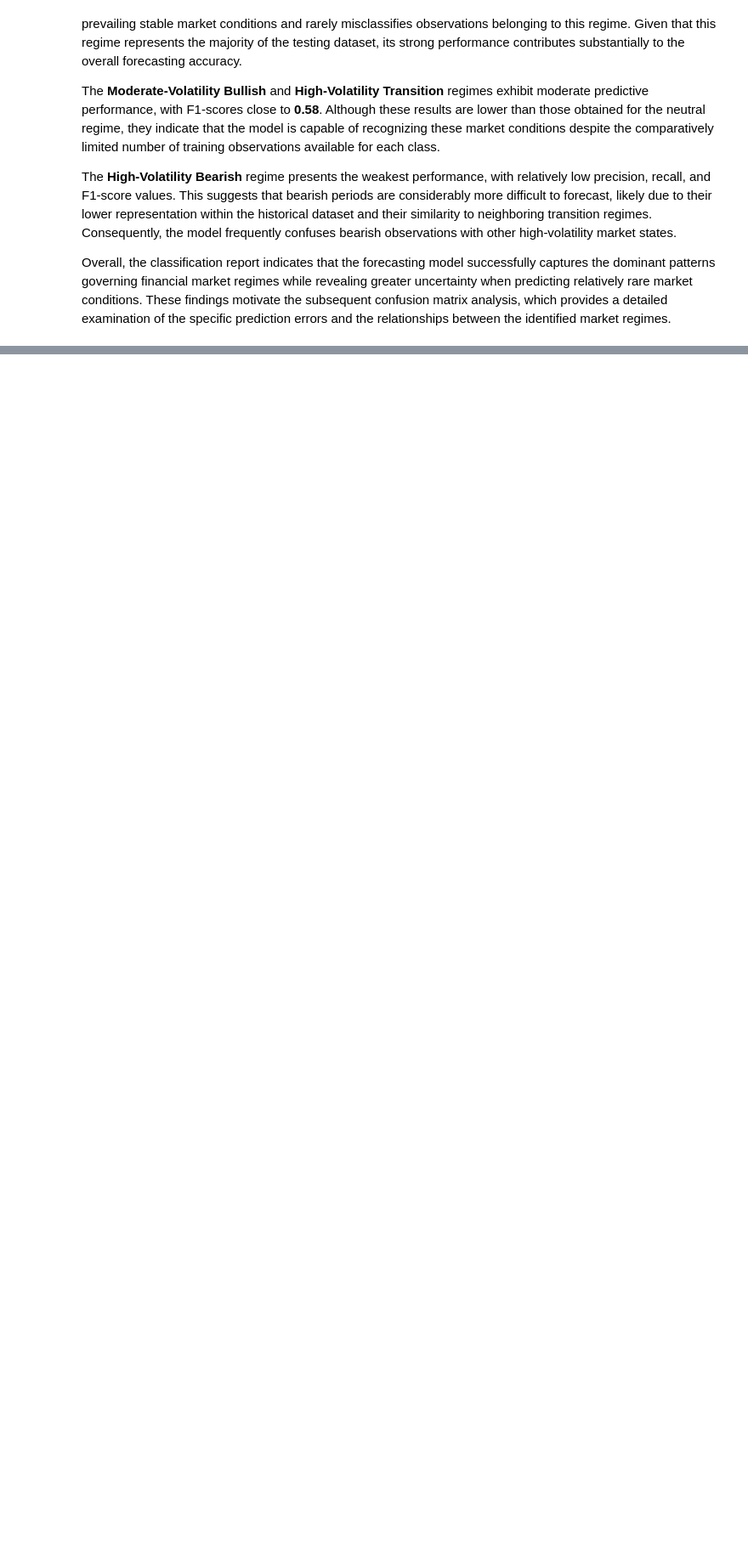
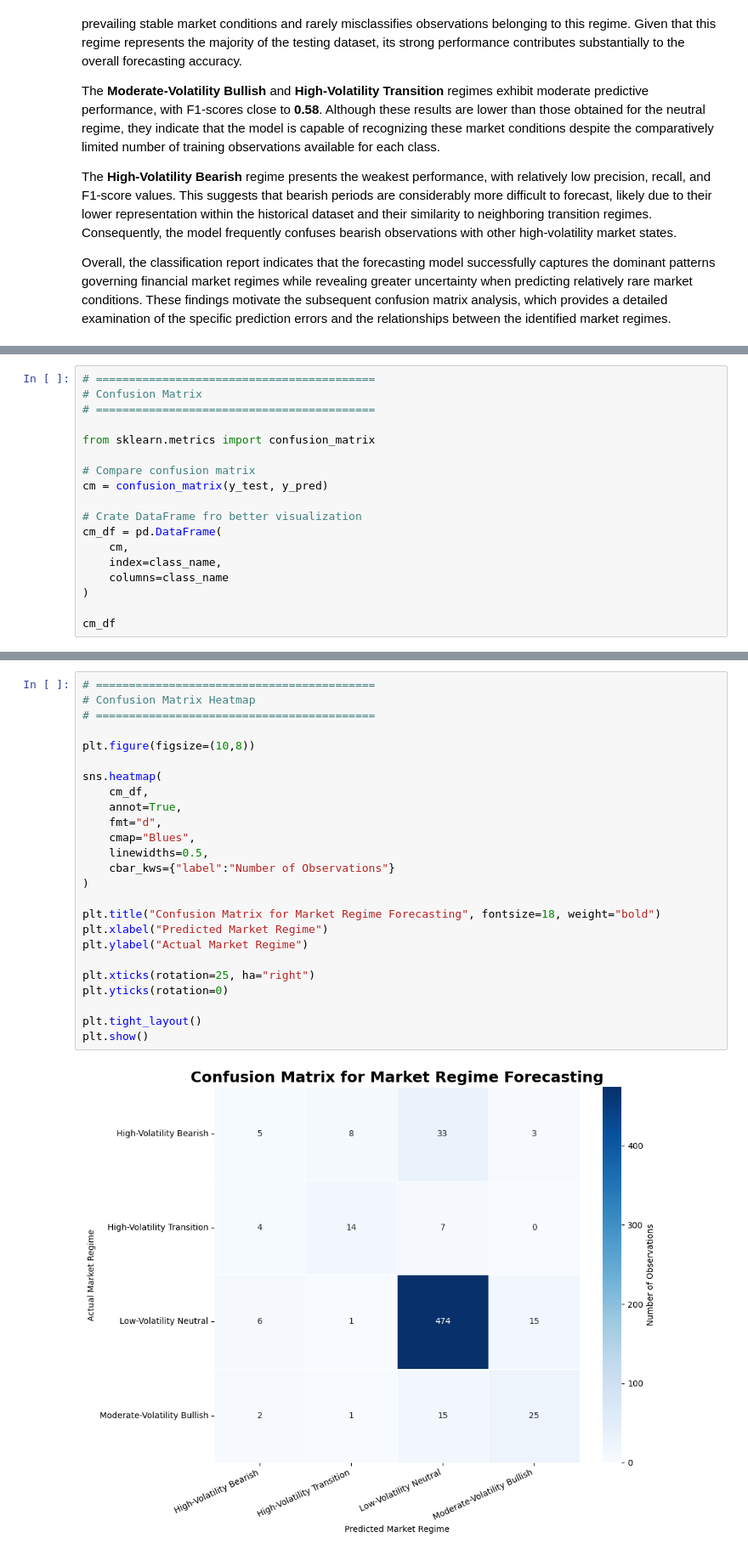
Before and after one commit to GaelRendon/Financial-market-regime-detetcion-system, a Jupyter notebook: notebooks/07_market_regime_forecastng.ipynb, the cells around one changed output, grey strips where cells are left out. Shown at 85% size. Cells and saved outputs as stored; diff of their text form; blank space fills up the shorter version.

```diff
--- a/notebooks/07_market_regime_forecastng.ipynb
+++ b/notebooks/07_market_regime_forecastng.ipynb
@@ -431,0 +440,18 @@ Overall, the classification report indicates that the forecasting model successf
+# %%
+# ==========================================
+# Confusion Matrix
+# ==========================================
+
+from sklearn.metrics import confusion_matrix
+
+# Compare confusion matrix
+cm = confusion_matrix(y_test, y_pred)
+
+# Crate DataFrame fro better visualization
+cm_df = pd.DataFrame(
+    cm,
+    index=class_name,
+    columns=class_name
+)
+
+cm_df
@@ -431,0 +466,27 @@ Overall, the classification report indicates that the forecasting model successf
+# %%
+# ==========================================
+# Confusion Matrix Heatmap
+# ==========================================
+
+plt.figure(figsize=(10,8))
+
+sns.heatmap(
+    cm_df,
+    annot=True,
+    fmt="d",
+    cmap="Blues",
+    linewidths=0.5,
+    cbar_kws={"label":"Number of Observations"}
+)
+
+plt.title("Confusion Matrix for Market Regime Forecasting", fontsize=18, weight="bold")
+plt.xlabel("Predicted Market Regime")
+plt.ylabel("Actual Market Regime")
+
+plt.xticks(rotation=25, ha="right")
+plt.yticks(rotation=0)
+
+plt.tight_layout()
+plt.show()
+# %% [output]
+[figure, added]
```
Also changed, not shown: parts of 3 cells of this notebook.
